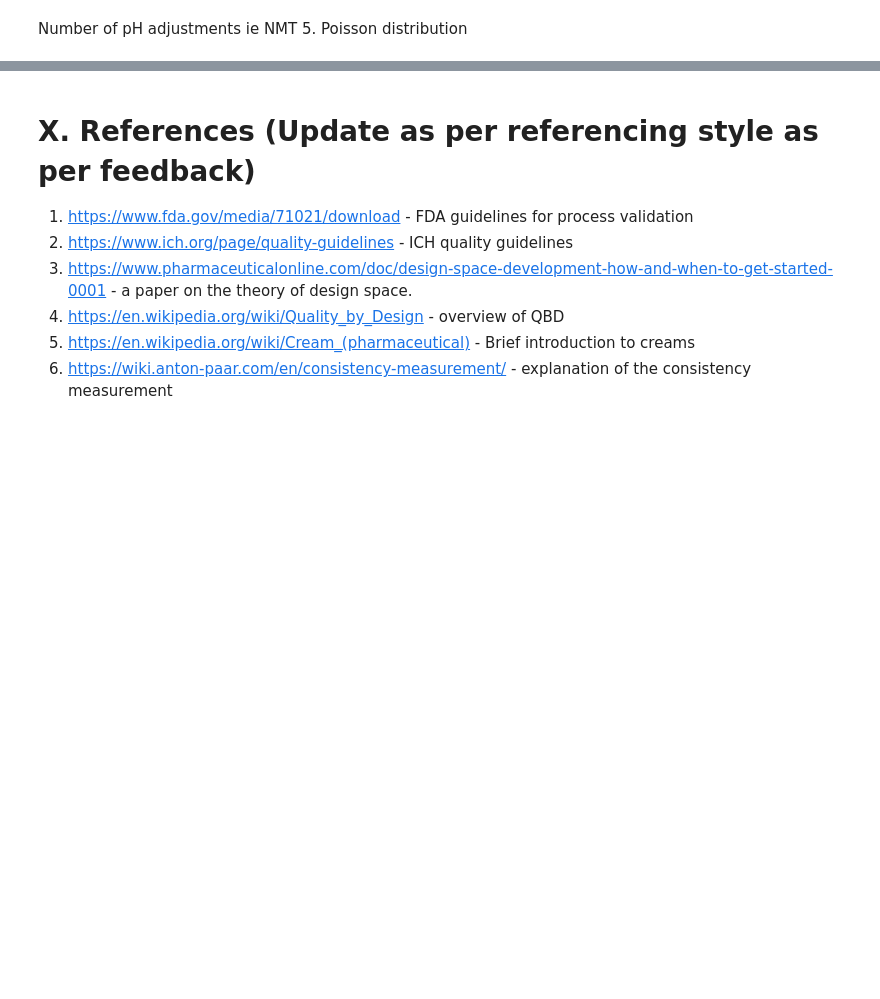
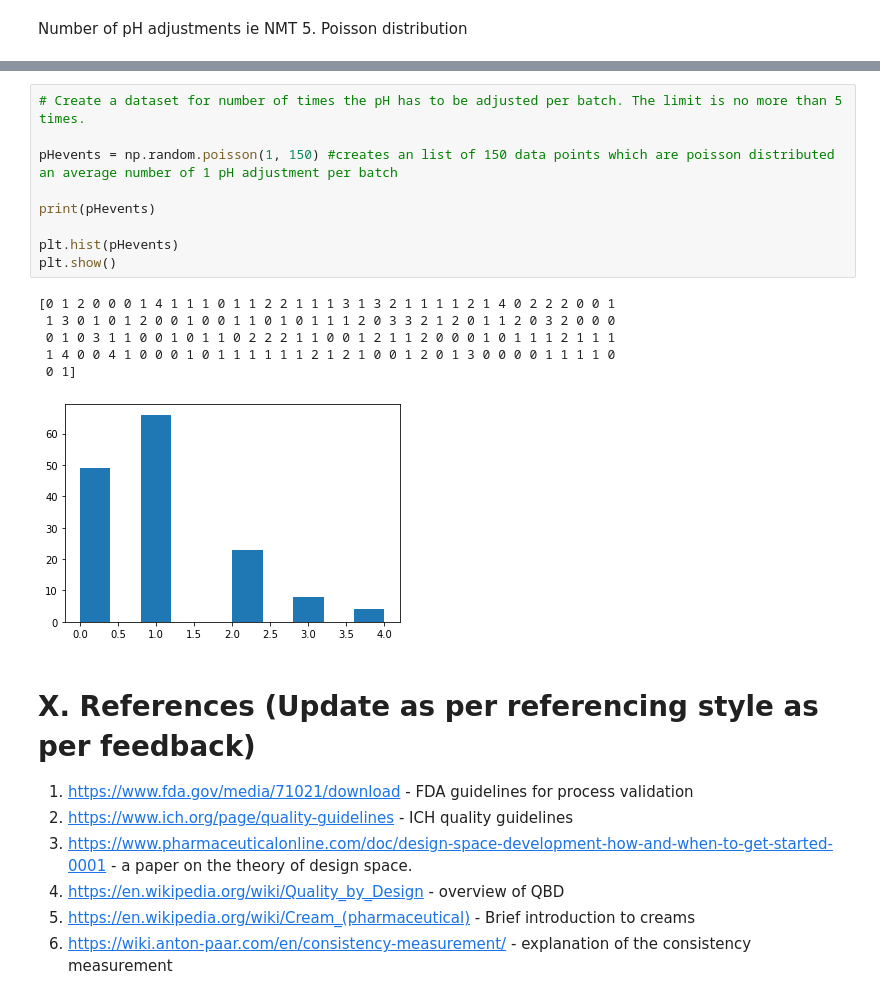
Before and after one commit to ClaireGMIT/ProgrammingProjectNOV2019, a Jupyter notebook: ProgrammingProjectNOV2019.ipynb, the cells around one changed output, grey strips where cells are left out. Cells and saved outputs as stored; diff of their text form; blank space fills up the shorter version.

Commit message:
08Dec 2 pH adjustment event Poisson distribution

```diff
--- a/ProgrammingProjectNOV2019.ipynb
+++ b/ProgrammingProjectNOV2019.ipynb
@@ -298,3 +340,19 @@ Number of pH adjustments ie NMT 5. Poisson distribution
+# %%
+# Create a dataset for number of times the pH has to be adjusted per batch. The limit is no more than 5 times.
+
+pHevents = np.random.poisson(1, 150) #creates an list of 150 data points which are poisson distributed an average number of 1 pH adjustment per batch
+
+print(pHevents)
+
+plt.hist(pHevents)
+plt.show()
+# %% [output]
+[0 1 2 0 0 0 1 4 1 1 1 0 1 1 2 2 1 1 1 3 1 3 2 1 1 1 1 2 1 4 0 2 2 2 0 0 1
+ 1 3 0 1 0 1 2 0 0 1 0 0 1 1 0 1 0 1 1 1 2 0 3 3 2 1 2 0 1 1 2 0 3 2 0 0 0
+ 0 1 0 3 1 1 0 0 1 0 1 1 0 2 2 2 1 1 0 0 1 2 1 1 2 0 0 0 1 0 1 1 1 2 1 1 1
+ 1 4 0 0 4 1 0 0 0 1 0 1 1 1 1 1 1 2 1 2 1 0 0 1 2 0 1 3 0 0 0 0 1 1 1 1 0
+ 0 1]
+[figure, added]
 # %% [markdown]
 # X. References (Update as per referencing style as per feedback)
 
```
Also changed, not shown: parts of 7 cells of this notebook, 1 other file.
